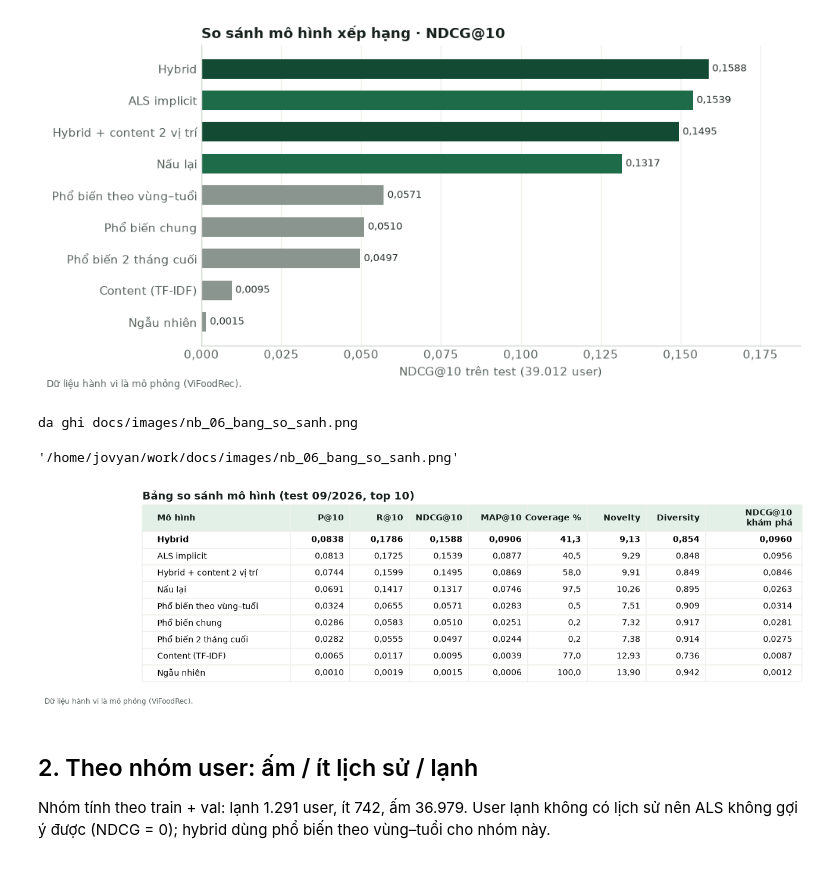
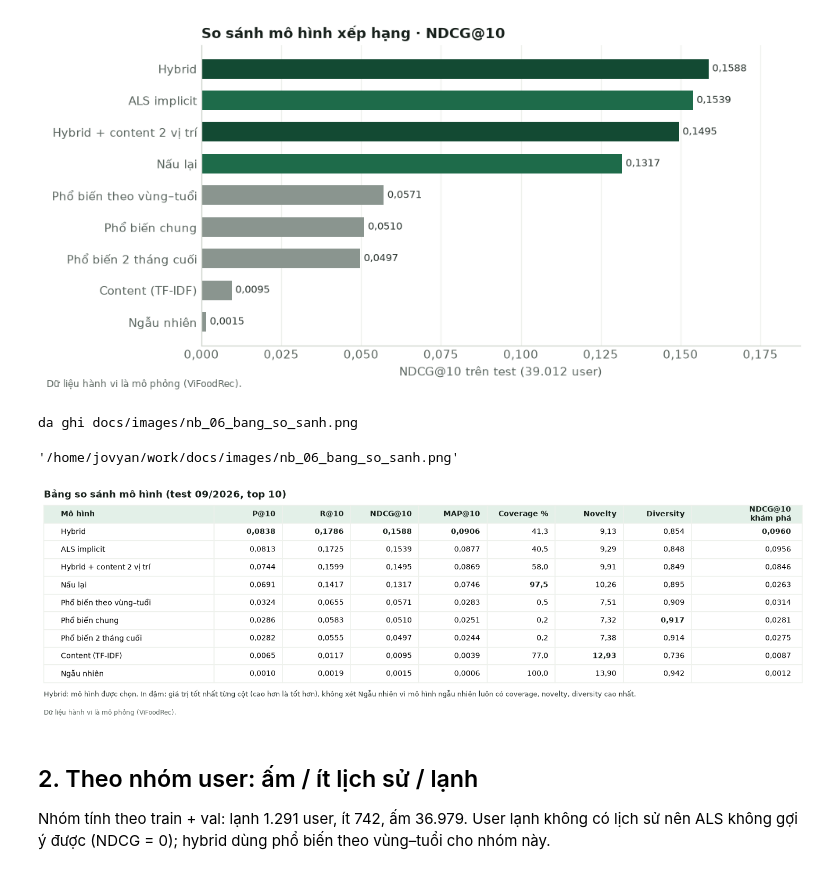
Before and after one commit to NVHau-K14/vifoodrec-bigdata, a Jupyter notebook: notebooks/06_mo_hinh.ipynb, the cells around one changed output. Drawn from its saved outputs; the diff is of its cells as text; code cells hidden in the pictures.

```diff
--- a/notebooks/06_mo_hinh.ipynb
+++ b/notebooks/06_mo_hinh.ipynb
@@ -70,31 +70,40 @@ da ghi docs/images/nb_06_ndcg_mo_hinh.png
 # %%
 # Bang so sanh dang anh (dung truc tiep trong bao cao)
 show = tbl.copy()
 for c in ["P@10", "R@10", "NDCG@10", "MAP@10", "NDCG@10 khám phá"]:
     show[c] = show[c].map(lambda v: fmt(v, 4))
 show["Coverage %"] = show["Coverage %"].map(lambda v: fmt(v, 1))
 show["Novelty"] = show["Novelty"].map(lambda v: fmt(v, 2))
 show["Diversity"] = show["Diversity"].map(lambda v: fmt(v, 3))
-fig, ax = plt.subplots(figsize=(13, 0.3 * (len(show) + 1) + 0.5))
+# In dam gia tri tot nhat tung cot (moi do do deu la cao hon tot hon). Ngau nhien chi la moc duoi: no luon
+# co coverage / novelty / diversity cao nhat nen khong xet khi tim gia tri tot nhat.
+num_cols = [c for c in tbl.columns if c != "Mô hình"]
+cand = tbl[tbl["Mô hình"] != "Ngẫu nhiên"]
+best = {c: cand[c].max() for c in num_cols}
+fig = plt.figure(figsize=(13, 0.3 * (len(show) + 1) + 0.9))
+ax = fig.add_axes([0, 0.12, 1, 0.78])          # bang sat le trai cua anh
 ax.axis("off")
-tb = ax.table(cellText=show.values, colLabels=[c.replace("@10 khám", "@10\nkhám") for c in show.columns], loc="upper left", cellLoc="right", colLoc="right",
-              colWidths=[0.2] + [0.08] * 7 + [0.13], bbox=[0, 0, 1, 1])
-tb.auto_set_font_size(False); tb.set_fontsize(9); tb.scale(1, 1.45)
+tb = ax.table(cellText=show.values, colLabels=[c.replace("@10 khám", "@10\nkhám") for c in show.columns], cellLoc="right",
+              colLoc="right", colWidths=[0.2] + [0.08] * 7 + [0.13], bbox=[0, 0, 1, 1])
+tb.auto_set_font_size(False); tb.set_fontsize(9)
+cols = list(show.columns)
 for (r, c), cell in tb.get_celld().items():
     cell.set_edgecolor(C["grid"])
     if c == 0:
         cell.set_text_props(ha="left"); cell._loc = "left"
     if r == 0:
         cell.set_text_props(weight="bold", color=C["ink"]); cell.set_facecolor(C["herb_soft"])
-        cell.set_height(cell.get_height() * 1.6)
-    elif show.iloc[r - 1]["Mô hình"] == "Hybrid":
-        cell.set_text_props(weight="bold")
-ax.set_title("Bảng so sánh mô hình (test 09/2026, top 10)", loc="left")
-save(fig, "06_bang_so_sanh")
+    elif c > 0 and tbl.iloc[r - 1][cols[c]] == best[cols[c]] and tbl.iloc[r - 1]["Mô hình"] != "Ngẫu nhiên":
+        cell.set_text_props(weight="bold", color=C["ink"])
+fig.text(0, 0.97, "Bảng so sánh mô hình (test 09/2026, top 10)", fontsize=12, fontweight="bold", color=C["ink"], va="top")
+fig.text(0, 0.06, "Hybrid: mô hình được chọn. In đậm: giá trị tốt nhất từng cột (cao hơn là tốt hơn), không xét "
+         "Ngẫu nhiên vì mô hình ngẫu nhiên luôn có coverage, novelty, diversity cao nhất.", fontsize=8.5, color=C["ink2"])
+fig.text(0, -0.02, "Dữ liệu hành vi là mô phỏng (ViFoodRec).", fontsize=8, color=C["muted"])
+save(fig, "06_bang_so_sanh", note=None)
 # %% [output]
 da ghi docs/images/nb_06_bang_so_sanh.png
 '/home/jovyan/work/docs/images/nb_06_bang_so_sanh.png'
-[figure, old version]
+[figure, new version]
 # %% [markdown]
 ## 2. Theo nhóm user: ấm / ít lịch sử / lạnh
 Nhóm tính theo train + val: lạnh 1.291 user, ít 742, ấm 36.979. User lạnh không có lịch sử nên ALS không gợi ý được (NDCG = 0);
```
Also changed, not shown: 10 other files.
